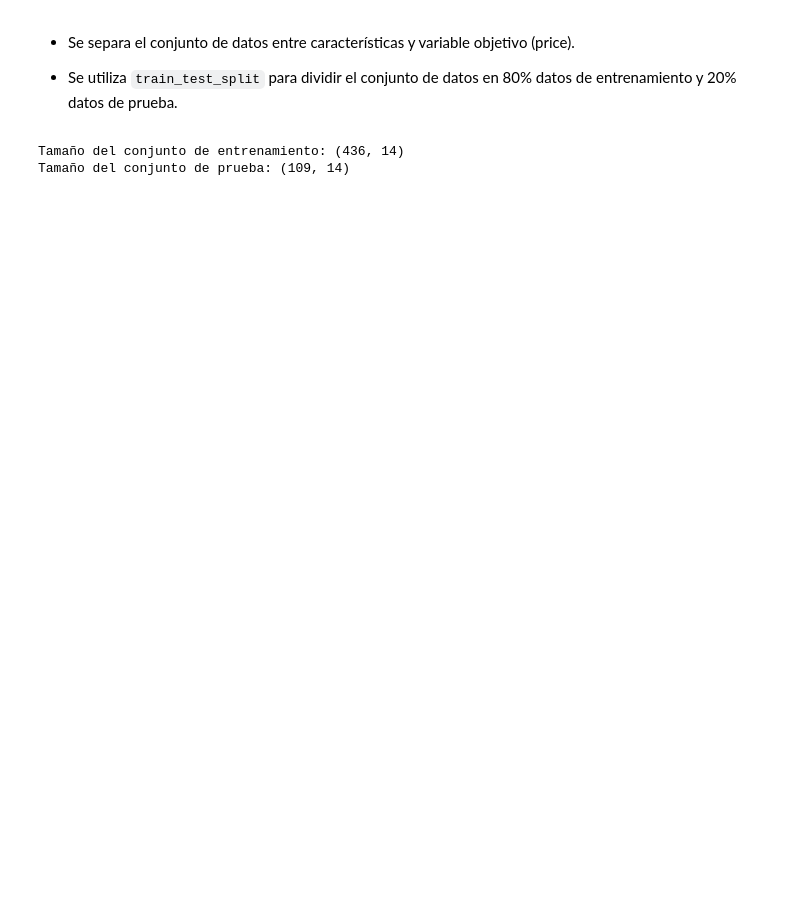
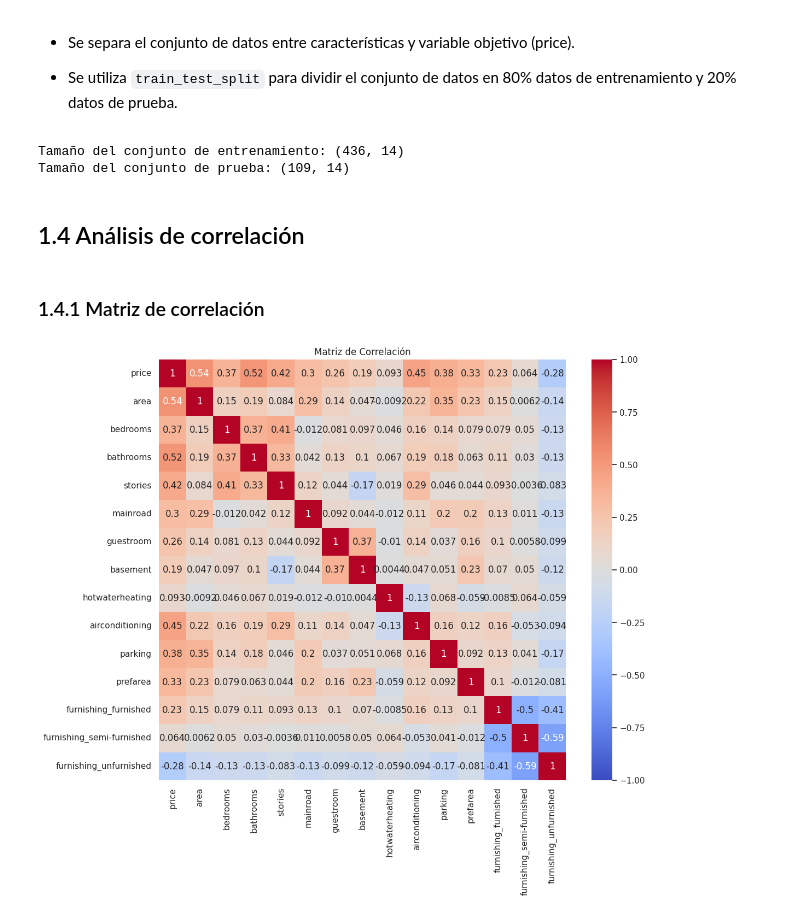
Before and after one commit to alejandrorod-tajamar/HousingPricesPrediction, a Jupyter notebook: Housing.ipynb, the cells around one changed output. Cells and saved outputs as stored; diff of their text form; code cells hidden in the pictures; blank space fills up the shorter version.

```diff
--- a/Housing.ipynb
+++ b/Housing.ipynb
@@ -202,3 +199,21 @@ print(f"Tamaño del conjunto de prueba: {X_test.shape}")
 # %% [output]
 Tamaño del conjunto de entrenamiento: (436, 14)
 Tamaño del conjunto de prueba: (109, 14)
+# %% [markdown]
+## 1.4 Análisis de correlación
+# %% [markdown]
+### 1.4.1 Matriz de correlación
+# %%
+import matplotlib.pyplot as plt
+import seaborn as sns
+
+# Calcular matriz de correlación
+corr_matrix = df.corr()
+
+# Matriz de correlación para todas las variables
+plt.figure(figsize=(12, 10))
+sns.heatmap(corr_matrix, annot=True, cmap='coolwarm', vmin=-1, vmax=1)
+plt.title("Matriz de Correlación")
+plt.show()
+# %% [output]
+[figure, added]
```
Also changed, not shown: parts of 8 cells of this notebook.
